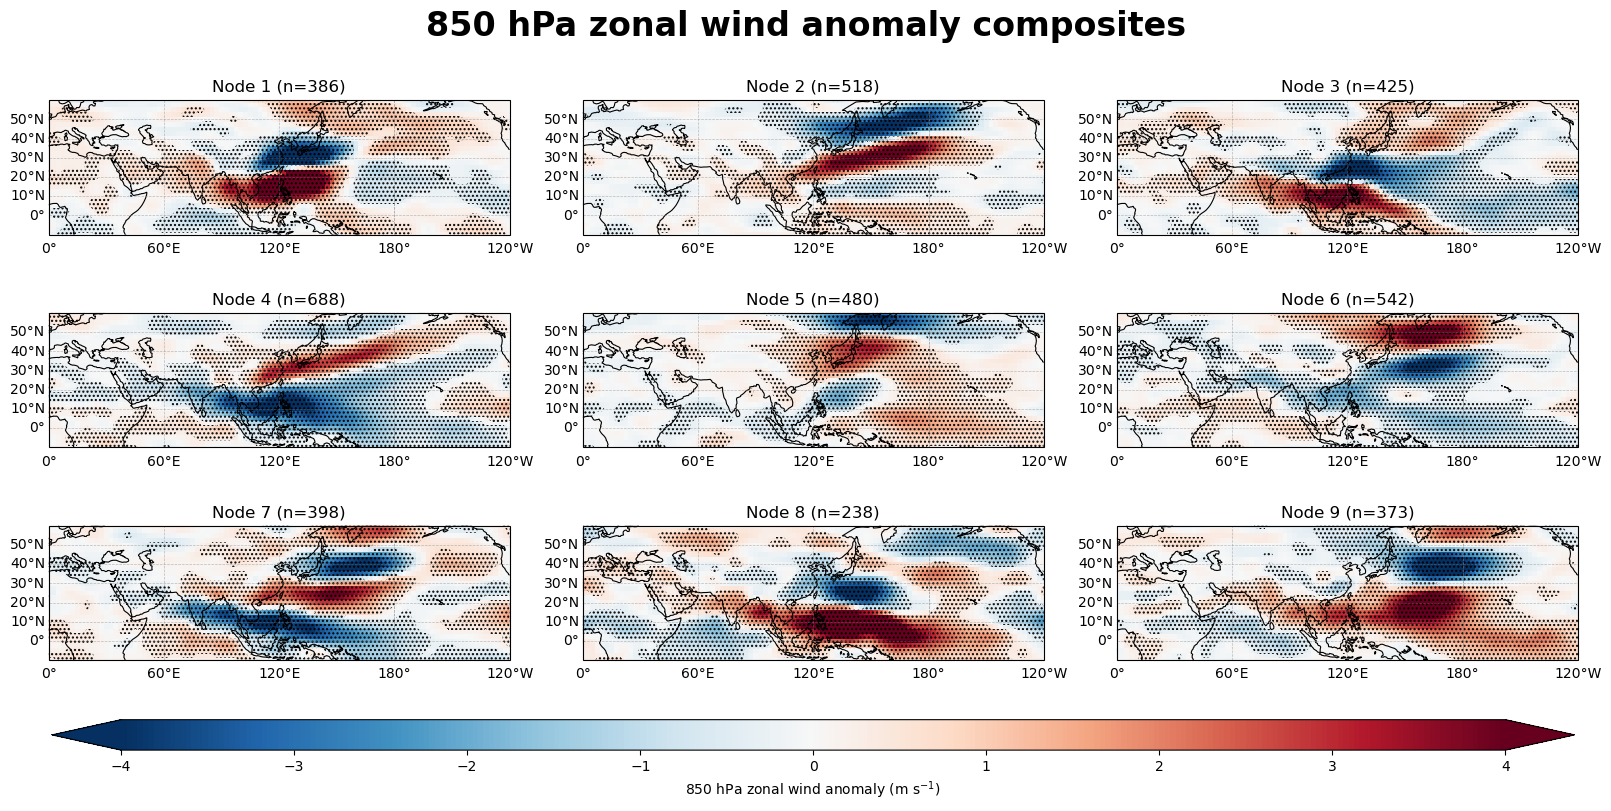
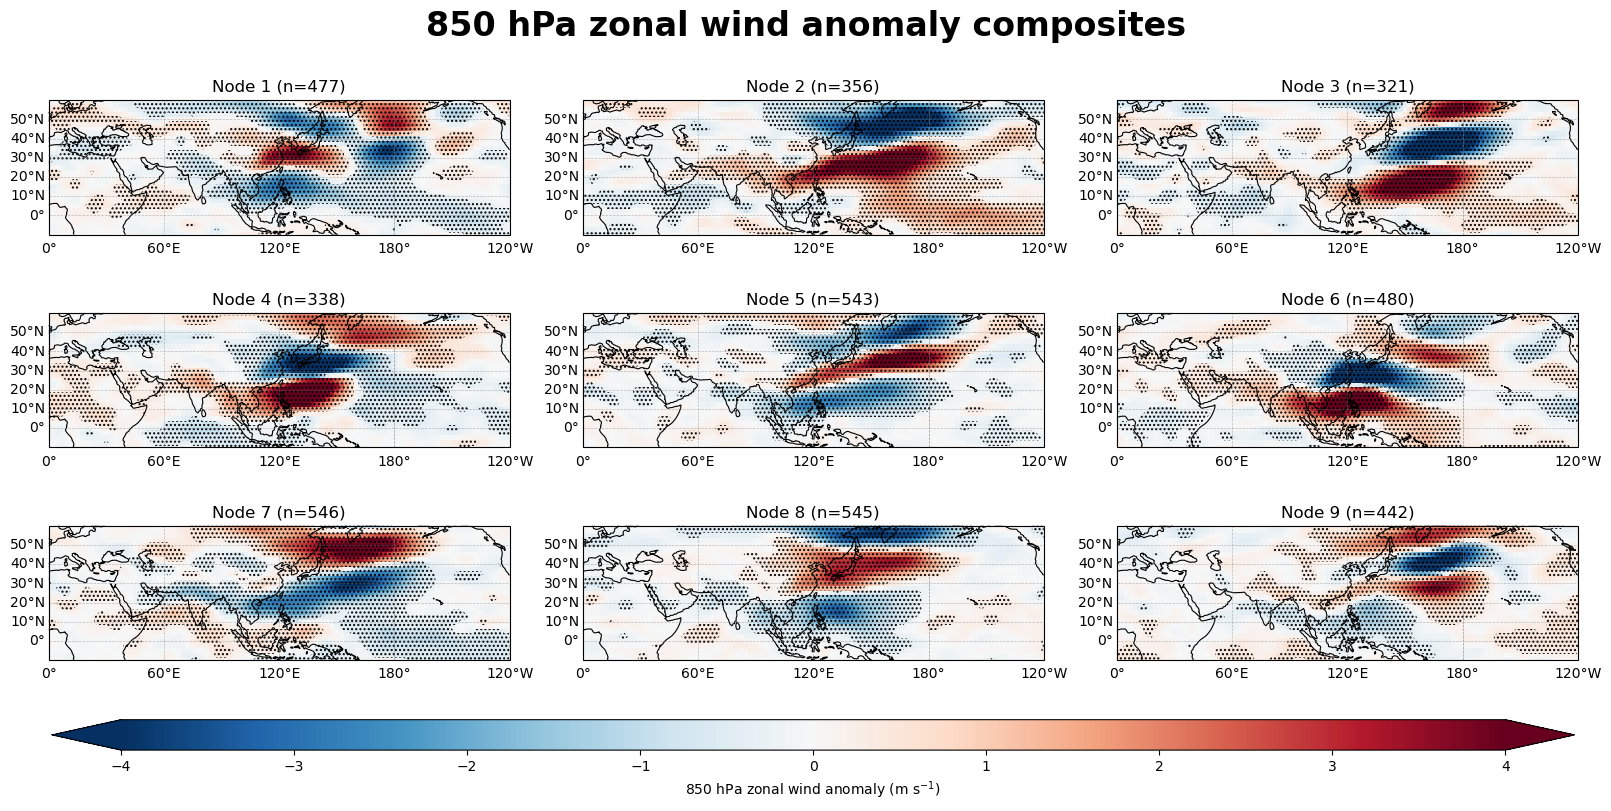
Unified diff of the notebook cell whose output changed from the first chart to the second:
--- before
+++ after
@@ -5,8 +5,5 @@
 
 fig, axes = plt.subplots(
-    3, 3,
-    figsize=(16, 8),
-    layout="constrained",
-    subplot_kw={"projection": proj}
+    3, 3, figsize=(16, 8), layout="constrained", subplot_kw={"projection": proj}
 )
 
@@ -18,5 +15,9 @@
     da = comp.sel(node=i).squeeze(drop=True)
     mask = sig2.sel(node=i).squeeze(drop=True)
-    node_n = int(np.nanmax(n.sel(node=i).values)) if np.isfinite(n.sel(node=i).values).any() else 0
+    node_n = (
+        int(np.nanmax(n.sel(node=i).values))
+        if np.isfinite(n.sel(node=i).values).any()
+        else 0
+    )
 
     if np.isfinite(da.values).any():
@@ -42,5 +43,7 @@
 
     ax.coastlines(linewidth=0.8)
-    gl = ax.gridlines(draw_labels=True, linewidth=0.5, color="gray", alpha=0.5, linestyle="--")
+    gl = ax.gridlines(
+        draw_labels=True, linewidth=0.5, color="gray", alpha=0.5, linestyle="--"
+    )
     gl.top_labels = False
     gl.right_labels = False

Commit: formatting files